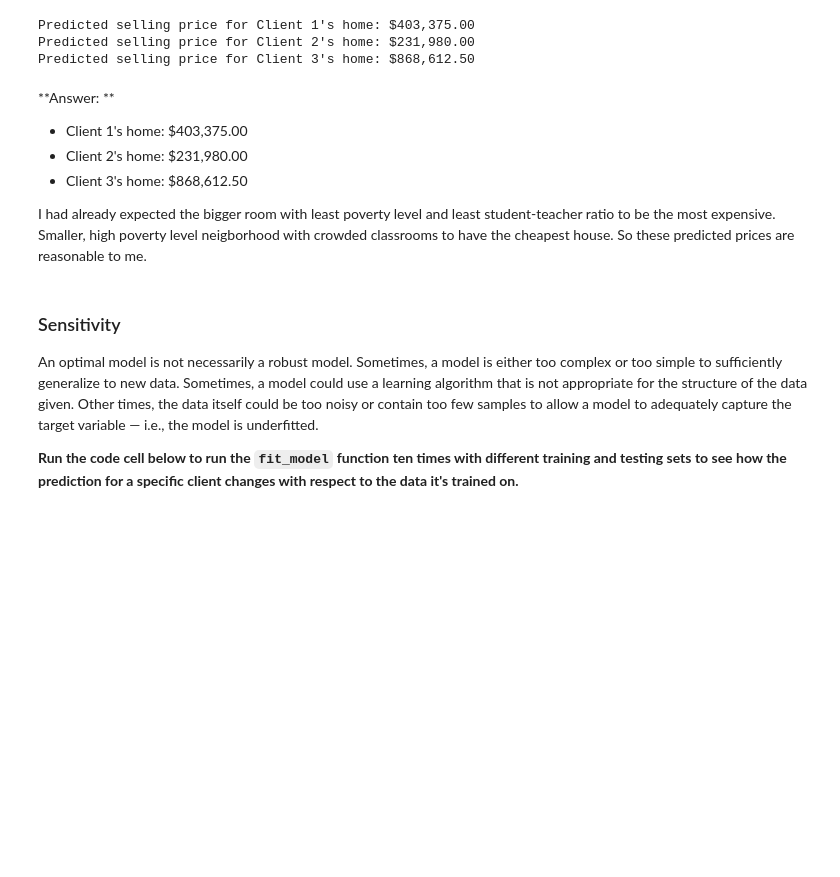
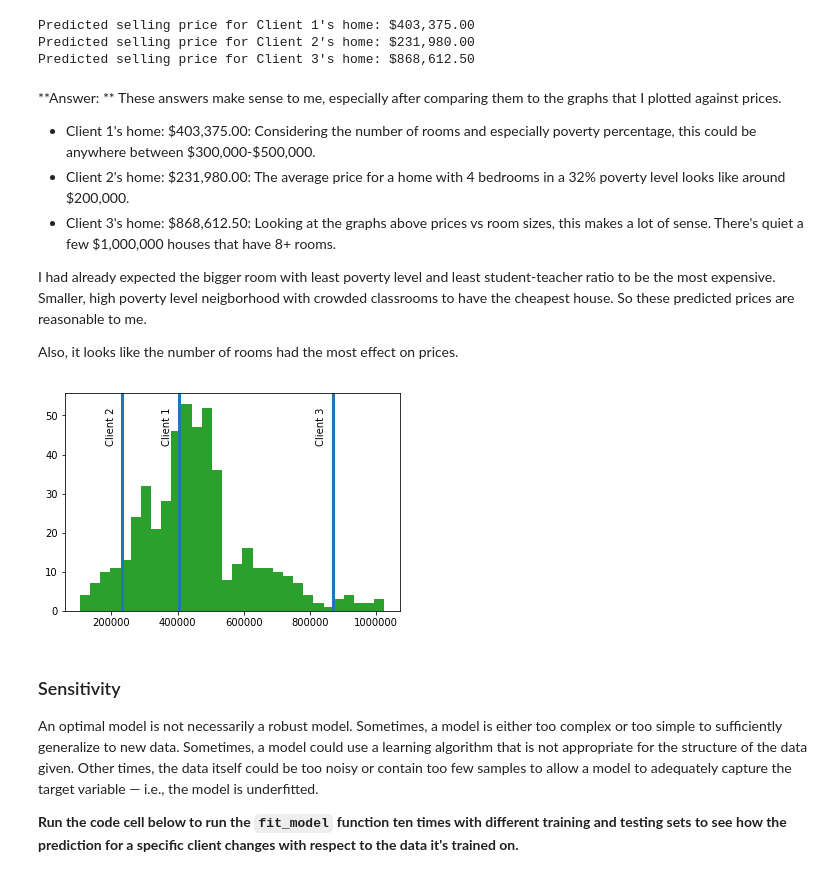
Before and after one commit to aysunbcc/udacity-mlnd, a Jupyter notebook: projects/boston_housing/boston_housing.ipynb, the cells around one changed output. Drawn from its saved outputs; the diff is of its cells as text; code cells hidden in the pictures; blank space fills up the shorter version.

Commit message:
updating the project after review

```diff
--- a/projects/boston_housing/boston_housing.ipynb
+++ b/projects/boston_housing/boston_housing.ipynb
@@ -386,11 +427,22 @@ Predicted selling price for Client 2's home: $231,980.00
 Predicted selling price for Client 3's home: $868,612.50
 # %% [markdown]
 **Answer: **
-* Client 1's home: \$403,375.00
-* Client 2's home: \$231,980.00
-* Client 3's home: \$868,612.50
+These answers make sense to me, especially after comparing them to the graphs that I plotted against prices.
+* Client 1's home: \$403,375.00: Considering the number of rooms and especially poverty percentage, this could be anywhere between \$300,000-\$500,000.
+* Client 2's home: \$231,980.00: The average price for a home with 4 bedrooms in a 32% poverty level looks like around \$200,000.
+* Client 3's home: \$868,612.50: Looking at the graphs above prices vs room sizes, this makes a lot of sense. There's quiet a few \$1,000,000 houses that have 8+ rooms.
 
 I had already expected the bigger room with least poverty level and least student-teacher ratio to be the most expensive. Smaller, high poverty level neigborhood with crowded classrooms to have the cheapest house. So these predicted prices are reasonable to me.
+
+Also, it looks like the number of rooms had the most effect on prices.
+# %%
+import matplotlib.pyplot as plt
+for i,price in enumerate(reg.predict(client_data)):
+    plt.hist(prices, bins = 30)
+    plt.axvline(price, lw = 3)
+    plt.text(price-50000, 50, 'Client '+str(i+1), rotation=90)
+# %% [output]
+[figure, added]
 # %% [markdown]
 ### Sensitivity
 An optimal model is not necessarily a robust model. Sometimes, a model is either too complex or too simple to sufficiently generalize to new data. Sometimes, a model could use a learning algorithm that is not appropriate for the structure of the data given. Other times, the data itself could be too noisy or contain too few samples to allow a model to adequately capture the target variable — i.e., the model is underfitted.
```
Also changed, not shown: parts of 13 cells of this notebook, 1 other file.
